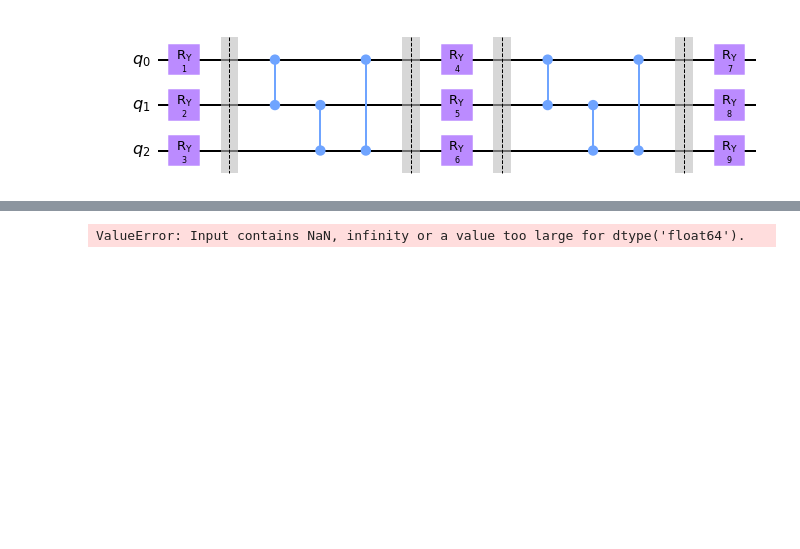
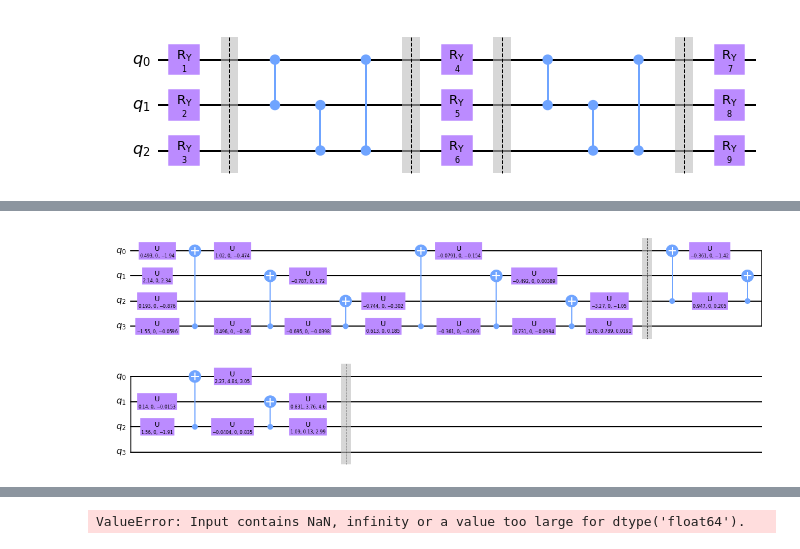
Before and after one commit to Allenator/nusynth, a Jupyter notebook: new.ipynb, the cells around one changed output, grey strips where cells are left out. Drawn from its saved outputs; the diff is of its cells as text; code cells hidden in the pictures; blank space fills up the shorter version.

```diff
--- a/new.ipynb
+++ b/new.ipynb
@@ -42,0 +81,4 @@ sa = a.Squander(3, tolerance=1e-6, initial_guess='zeros', param_max=4 * np.pi, p
+# %%
+dd.draw('mpl')
+# %% [output]
+[figure, added]
```
Also changed, not shown: parts of 97 cells of this notebook, 2 other files.
